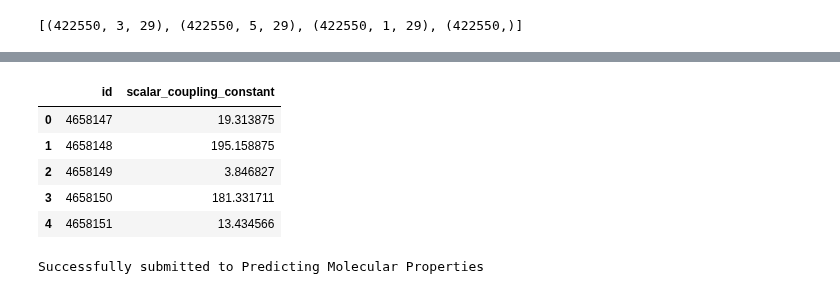
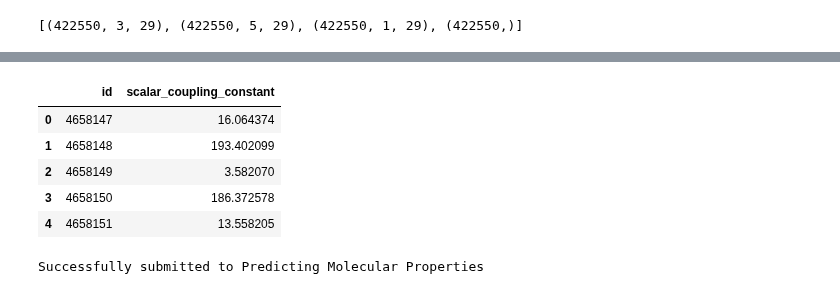
Before and after one commit to antorsae/champs-scalar-coupling, a Jupyter notebook: cloud.ipynb, the cells around one changed output, grey strips where cells are left out. Drawn from its saved outputs; the diff is of its cells as text; code cells hidden in the pictures.

```diff
--- a/cloud.ipynb
+++ b/cloud.ipynb
@@ -611,10 +593,10 @@ learner = Learner(data,net, callbacks=[ChemCallback()],
 data.batch_size = 4096*4
 # %%
-sub_fname = "loss-2.6995val-1.8588" # '600k' #'val-1.7450' # 'loss-1.6714val-1.5721'
+sub_fname = "loss-4.1809val-1.9292" # '600k' #'val-1.7450' # 'loss-1.6714val-1.5721'
 # %%
 try:
     print(f"Attempting to load: {sub_fname}... ", end="")
-    learner.load(sub_fname, strict=False)
+    learner.load(sub_fname, strict=False,with_opt=False)
     print("Loaded")
 except:
     print("NOT loaded!")
@@ -677,3 +617,3 @@ Min loss divided by 10: 7.59E-02
 # %%
-learner.fit_one_cycle(1000, 2e-2)#, moms=(0.75,0.70))
+learner.fit_one_cycle(1000, 1e-2, moms=(0.75,0.70))
 # %% [output]
@@ -705,3 +643,5 @@ learner.recorder.plot_losses()
+# %%
+learner.fit(1000, 2e-3)#, moms=(0.75,0.70))
 # %%
 data.batch_size = 4096
 learner.to_fp32()
@@ -719,42 +657,37 @@ loss-2.7748val-1.9216
 # %%
-TTA_N = 1
+TTA_N = 100
 
-sub = dict()
+sub = defaultdict(int)
 
 ids = xt_ids[xt_ids!=0]
 
 mb = master_bar(range(TTA_N))
 for tta in mb:
-    test_preds = np.zeros((0, 1, 29), dtype=np.float32)
+    test_preds = np.zeros((0, 29), dtype=np.float32)
 
     for batch_idx, batch in progress_bar(
         enumerate(learner.dl(DatasetType.Test)), total=len(learner.dl(DatasetType.Test)), parent=mb):
         _, preds_, _, _ = learner.pred_batch(ds_type=DatasetType.Test, batch=batch)
+        preds_ = preds_.sum(dim=1)
         test_preds = np.concatenate([test_preds, preds_.data.cpu().numpy()], axis = 0)
 
-    test_preds = np.squeeze(test_preds, 1)
-
     preds = test_preds[xt_ids!=0]
-
     for k in range(len(ids)):
-        if tta > 0:
-            sub[int(ids[k])] += preds[k]
-        else:
-            sub[int(ids[k])] = preds[k]
+        sub[int(ids[k])] += preds[k]
 
 for k in range(len(ids)):
     sub[int(ids[k])] = sub[int(ids[k])]/TTA_N
 
 sub_df = pd.DataFrame(sub.items(), columns=['id', 'scalar_coupling_constant'])
 sub_df.head()
 # %% [output]
 [interactive output not drawn]
 |  | id | scalar_coupling_constant |
-| 0 | 4658147 | 19.313875 |
-| 1 | 4658148 | 195.158875 |
-| 2 | 4658149 | 3.846827 |
-| 3 | 4658150 | 181.331711 |
-| 4 | 4658151 | 13.434566 |
+| 0 | 4658147 | 16.064374 |
+| 1 | 4658148 | 193.402099 |
+| 2 | 4658149 | 3.582070 |
+| 3 | 4658150 | 186.372578 |
+| 4 | 4658151 | 13.558205 |
 # %%
 sub_df.to_csv(sub_fname, index=False)
 # %%
```
Also changed, not shown: parts of 25 cells of this notebook, 1 other file.
